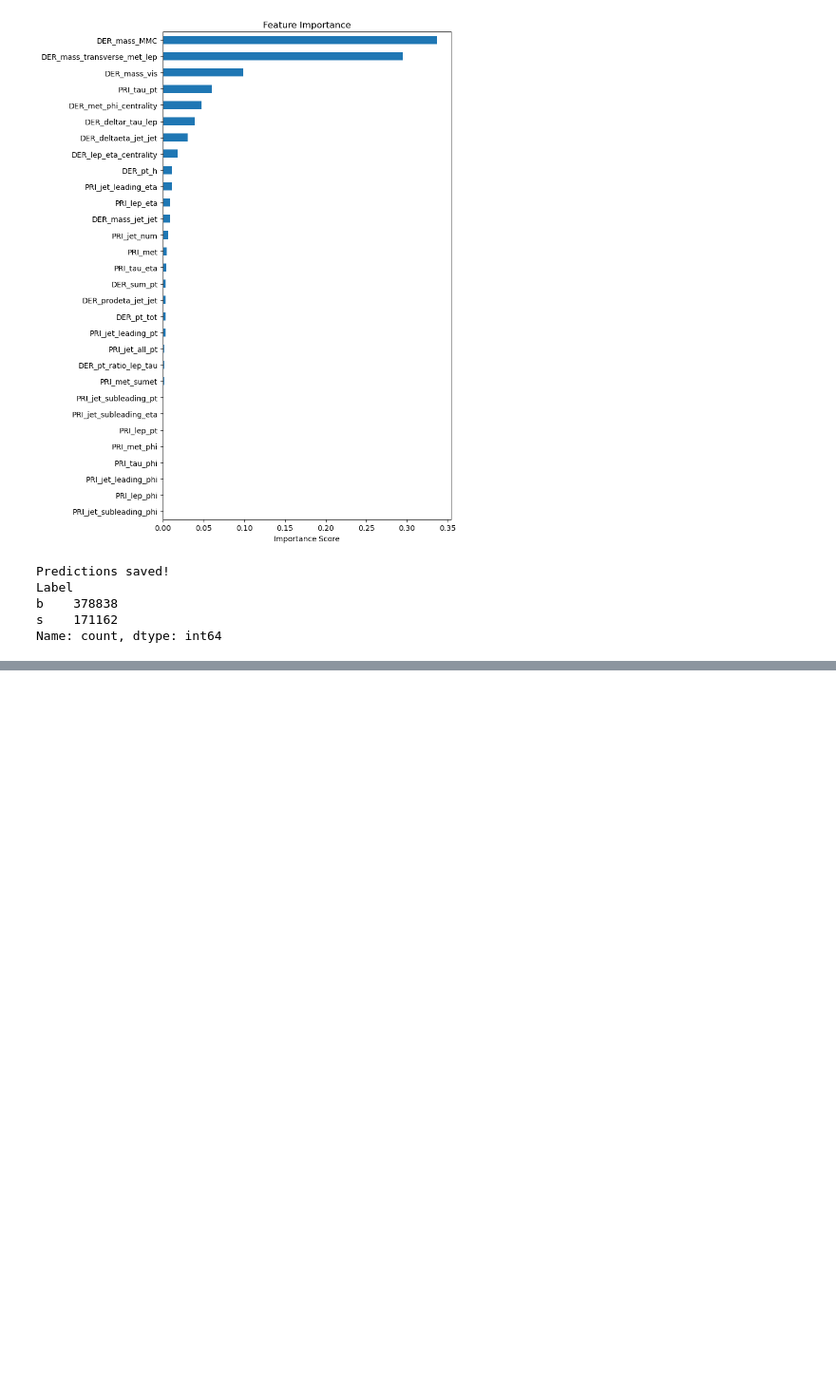
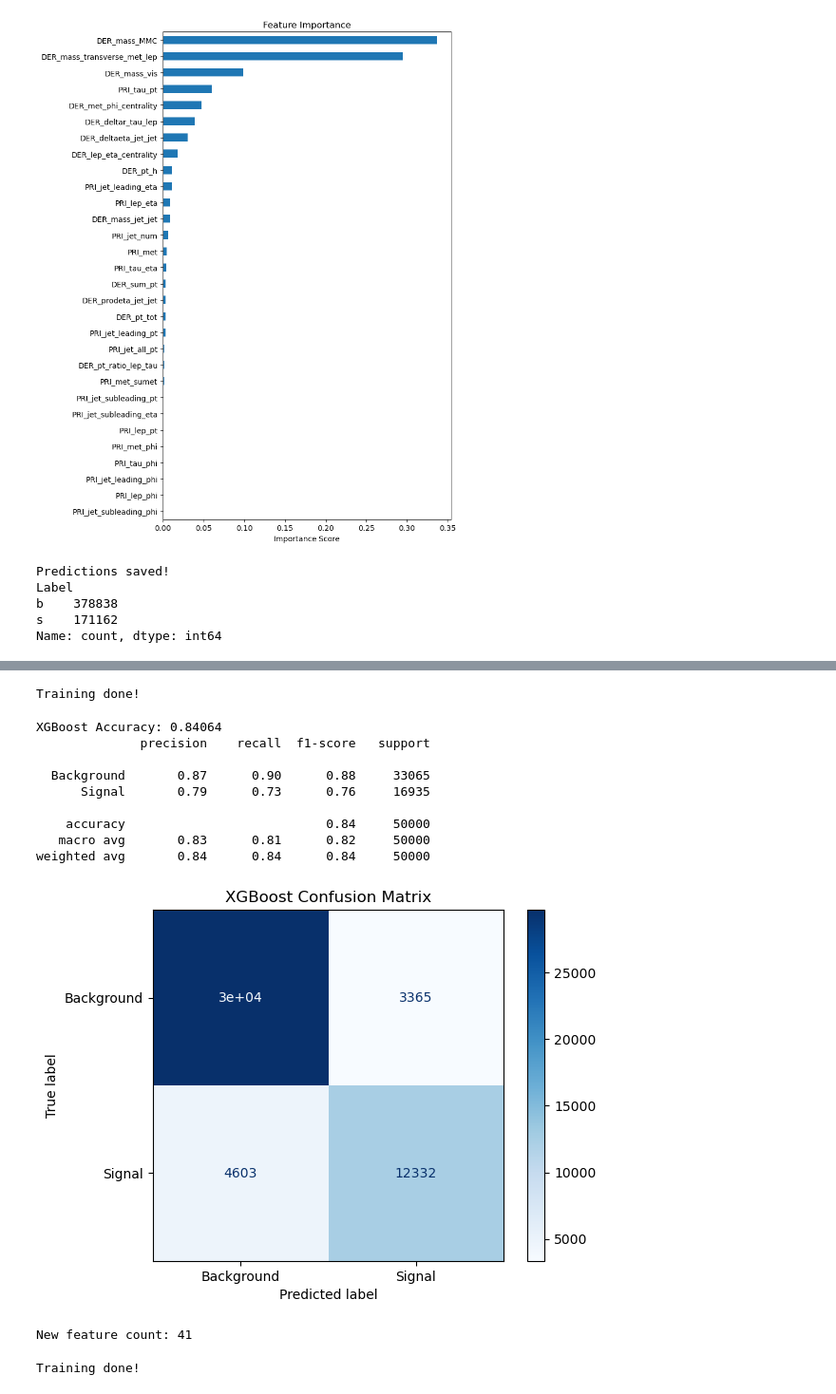
Before and after one commit to rishabhjha2905-crypto/higgs-classifier, a Jupyter notebook: higgs.ipynb, the cells around one changed output, grey strips where cells are left out. Shown at 95% size. Saved outputs shown, nothing was run; the diff lists cells and outputs as text; code cells hidden in the pictures; blank space fills up the shorter version.

Commit message:
add model comparison, clean up large files

```diff
--- a/higgs.ipynb
+++ b/higgs.ipynb
@@ -124 +120,72 @@ Successfully installed xgboost-3.2.0
 Note: you may need to restart the kernel to use updated packages.
+# %%
+from xgboost import XGBClassifier
+
+xgb_model = XGBClassifier(
+    n_estimators=200,
+    max_depth=6,
+    learning_rate=0.1,
+    subsample=0.8,
+    random_state=42,
+    eval_metric='logloss'
+)
+
+xgb_model.fit(X_train, y_train)
+print("Training done!")
+# %% [output]
+Training done!
+# %%
+y_pred_xgb = xgb_model.predict(X_test)
+
+print("XGBoost Accuracy:", accuracy_score(y_test, y_pred_xgb))
+print(classification_report(y_test, y_pred_xgb, target_names=['Background', 'Signal']))
+
+ConfusionMatrixDisplay.from_predictions(y_test, y_pred_xgb, display_labels=['Background', 'Signal'], cmap='Blues')
+plt.title('XGBoost Confusion Matrix')
+plt.show()
+# %% [output]
+XGBoost Accuracy: 0.84064
+              precision    recall  f1-score   support
+
+  Background       0.87      0.90      0.88     33065
+      Signal       0.79      0.73      0.76     16935
+
+    accuracy                           0.84     50000
+   macro avg       0.83      0.81      0.82     50000
+weighted avg       0.84      0.84      0.84     50000
+[figure, added]
+# %%
+# Redo features with missing value indicators
+features_new = df.drop(columns=['EventId', 'Weight', 'Label'])
+
+# For each column with -999, create a binary indicator column
+for col in features_new.columns:
+    if (features_new[col] == -999.0).any():
+        features_new[col + '_missing'] = (features_new[col] == -999.0).astype(int)
+
+# Now replace -999 with median
+features_new = features_new.replace(-999.0, np.nan)
+features_new = features_new.fillna(features_new.median())
+
+print("New feature count:", features_new.shape[1])
+# %% [output]
+New feature count: 41
+# %%
+X_new = features_new
+y_new = (df['Label'] == 's').astype(int)
+
+X_train_new, X_test_new, y_train_new, y_test_new = train_test_split(X_new, y_new, test_size=0.2, random_state=42)
+
+xgb_model2 = XGBClassifier(
+    n_estimators=200,
+    max_depth=6,
+    learning_rate=0.1,
+    subsample=0.8,
+    random_state=42,
+    eval_metric='logloss'
+)
+
+xgb_model2.fit(X_train_new, y_train_new)
+print("Training done!")
+# %% [output]
+Training done!
```
Also changed, not shown: parts of 3 cells of this notebook, 6 other files.
